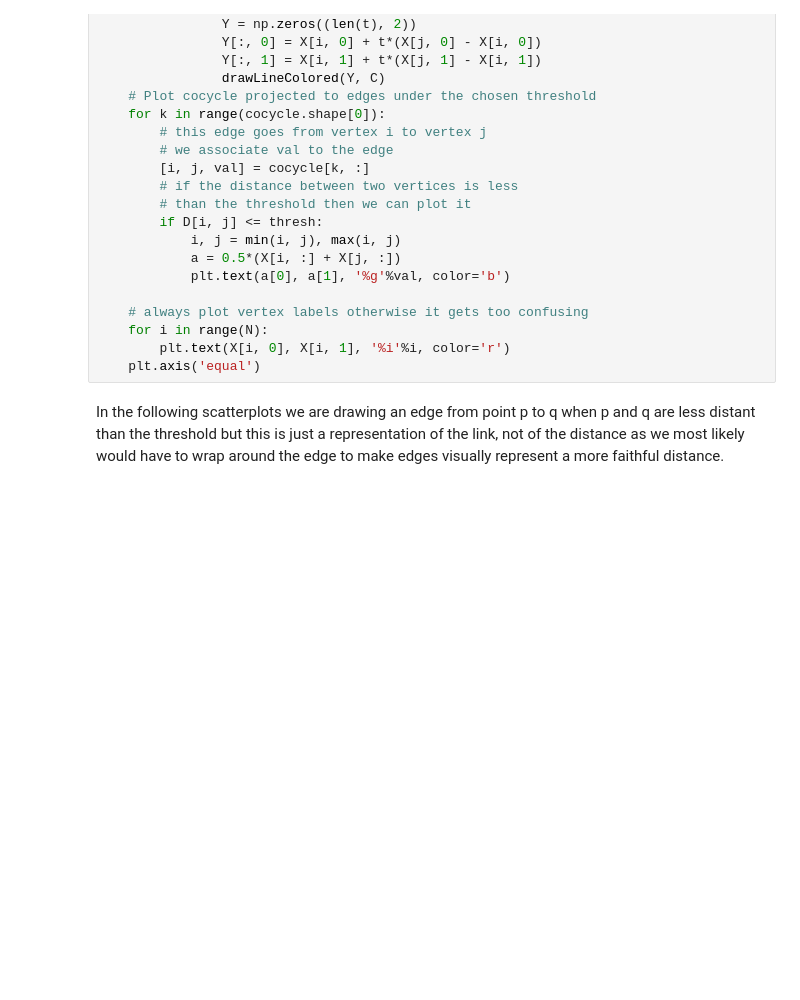
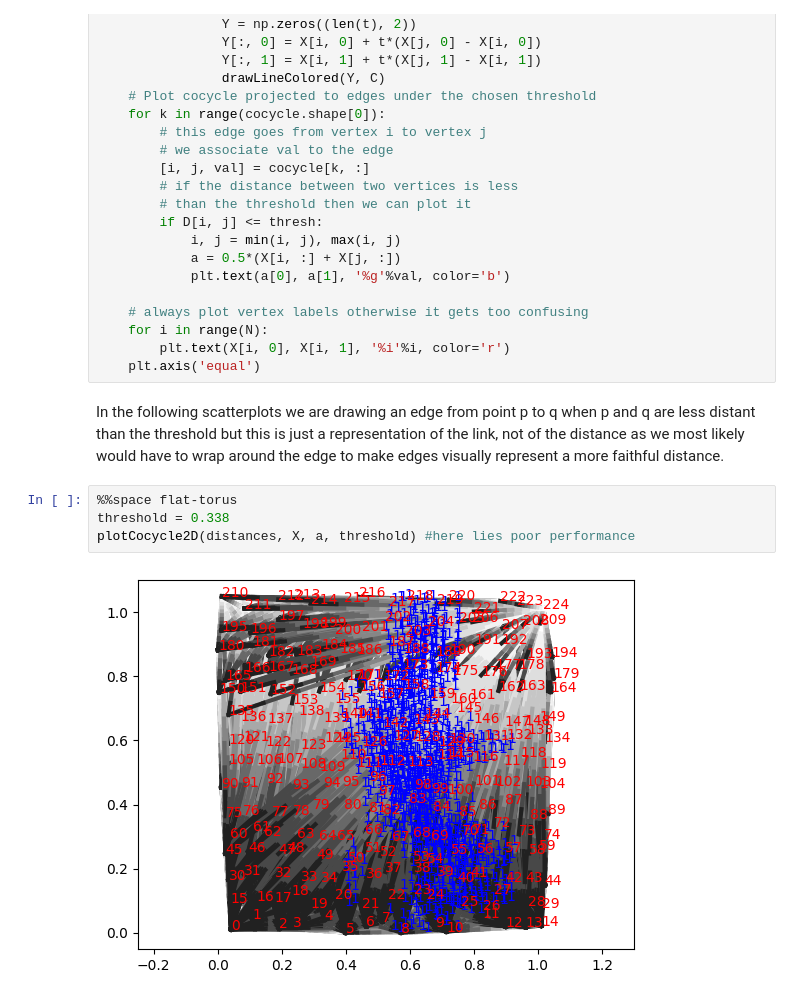
Before and after one commit to edoput/topological-data-analysis, a Jupyter notebook: circular coordinates.ipynb, the cells around one changed output. Drawn from its saved outputs; the diff is of its cells as text; blank space fills up the shorter version.

```diff
--- a/circular coordinates.ipynb
+++ b/circular coordinates.ipynb
@@ -481,3 +478,9 @@ def plotCocycle2D(D, X, cocycle, thresh):
     plt.axis('equal')
 # %% [markdown]
 In the following scatterplots we are drawing an edge from point p to q when p and q are less distant than the threshold but this is just a representation of the link, not of the distance as we most likely would have to wrap around the edge to make edges visually represent a more faithful distance.
+# %%
+%%space flat-torus
+threshold = 0.338
+plotCocycle2D(distances, X, a, threshold) #here lies poor performance
+# %% [output]
+[figure, added]
```
Also changed, not shown: parts of 26 cells of this notebook.
